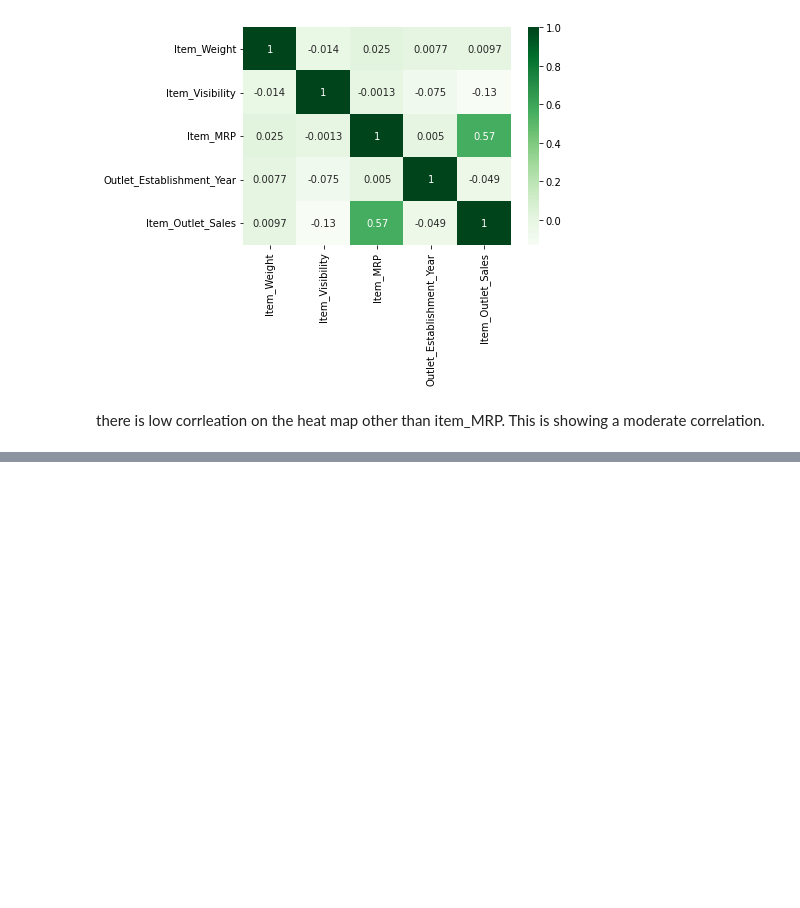
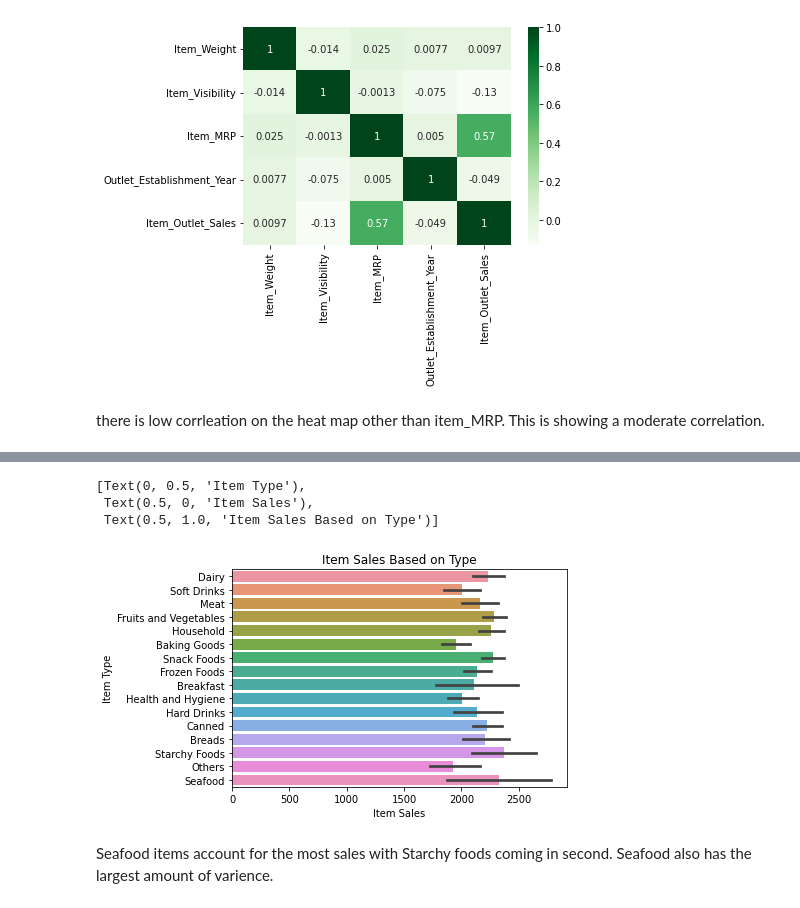
Before and after one commit to svohra10/sales-predictions, a Jupyter notebook: Sales_Prediction_project.ipynb, the cells around one changed output, grey strips where cells are left out. Saved outputs shown, nothing was run; the diff lists cells and outputs as text; code cells hidden in the pictures; blank space fills up the shorter version.

```diff
--- a/Sales_Prediction_project.ipynb
+++ b/Sales_Prediction_project.ipynb
@@ -222,0 +238,9 @@ there is low corrleation on the heat map other than item_MRP. This is showing a
+# %%
+sns.barplot(data=df,y='Item_Type',x='Item_Outlet_Sales').set(title = 'Item Sales Based on Type', xlabel = 'Item Sales', ylabel = 'Item Type')
+# %% [output]
+[Text(0, 0.5, 'Item Type'),
+ Text(0.5, 0, 'Item Sales'),
+ Text(0.5, 1.0, 'Item Sales Based on Type')]
+[figure, added]
+# %% [markdown]
+Seafood items account for the most sales with Starchy foods coming in second. Seafood also has the largest amount of varience.
```
Also changed, not shown: parts of 4 cells of this notebook.
